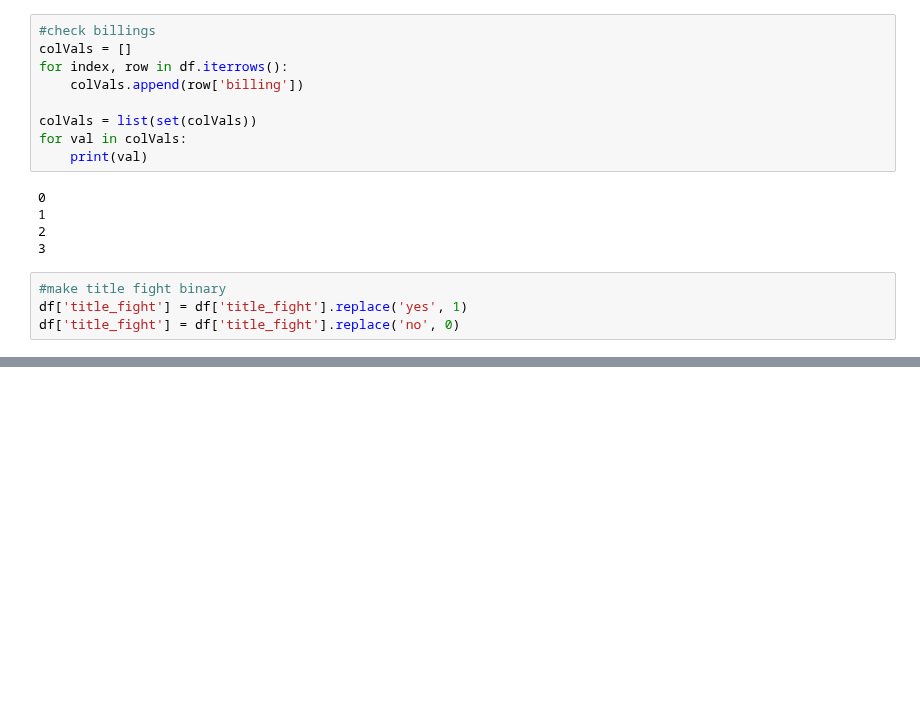
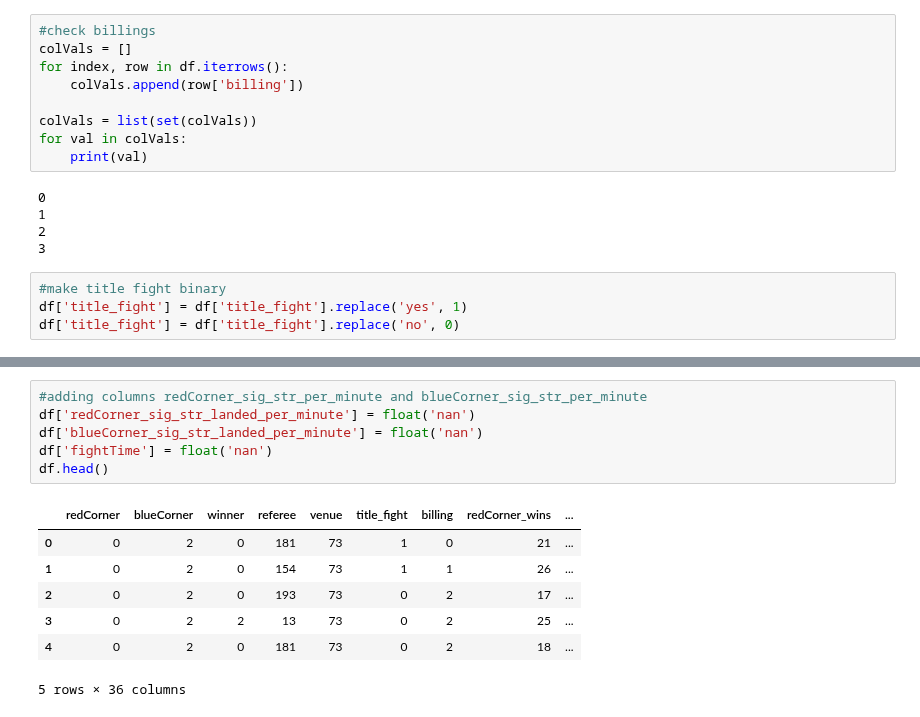
Before and after one commit to maxbraith/UFCModel, a Jupyter notebook: UFCModelGit/Model/trainDataWinner.ipynb, the cells around one changed output, grey strips where cells are left out. Saved outputs shown, nothing was run; the diff lists cells and outputs as text; blank space fills up the shorter version.

```diff
--- a/UFCModelGit/Model/trainDataWinner.ipynb
+++ b/UFCModelGit/Model/trainDataWinner.ipynb
@@ -464,0 +549,14 @@ print(redCorner_nations)
+# %%
+#adding columns redCorner_sig_str_per_minute and blueCorner_sig_str_per_minute
+df['redCorner_sig_str_landed_per_minute'] = float('nan')
+df['blueCorner_sig_str_landed_per_minute'] = float('nan')
+df['fightTime'] = float('nan')
+df.head()
+# %% [output]
+|  | redCorner | blueCorner | winner | referee | venue | title_fight | billing | redCorner_wins | ... |
+| 0 | 0 | 2 | 0 | 181 | 73 | 1 | 0 | 21 | ... |
+| 1 | 0 | 2 | 0 | 154 | 73 | 1 | 1 | 26 | ... |
+| 2 | 0 | 2 | 0 | 193 | 73 | 0 | 2 | 17 | ... |
+| 3 | 0 | 2 | 2 | 13 | 73 | 0 | 2 | 25 | ... |
+| 4 | 0 | 2 | 0 | 181 | 73 | 0 | 2 | 18 | ... |
+5 rows × 36 columns
```
Also changed, not shown: parts of 66 cells of this notebook, 1 other file.
